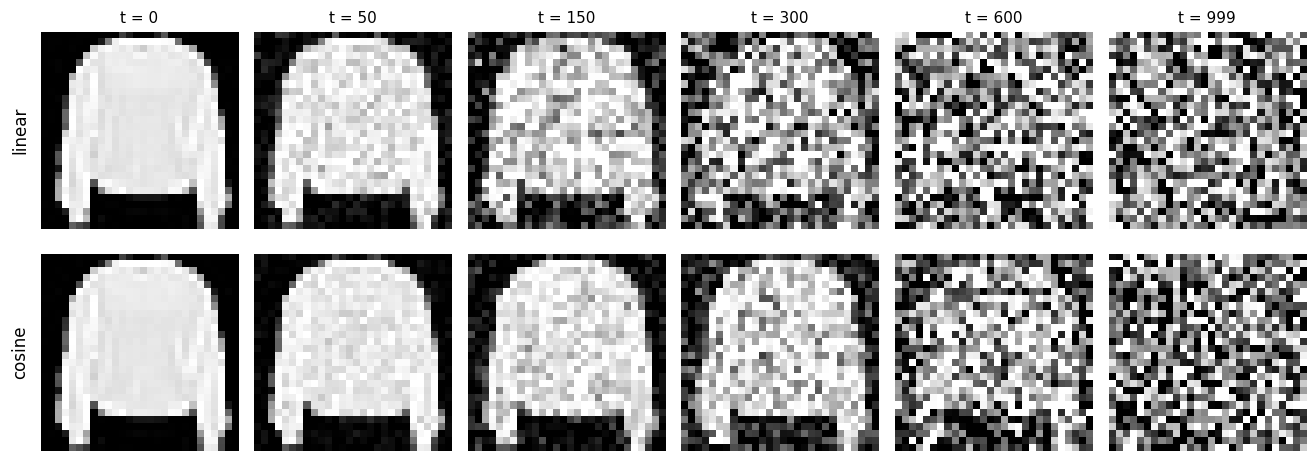
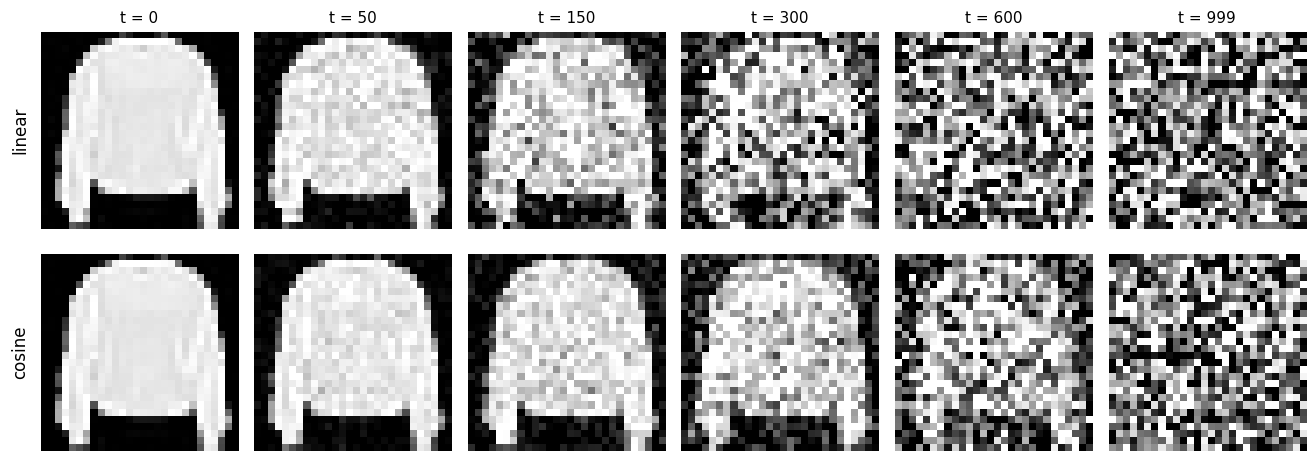
Code edit (unified diff) that turned the first committed figure into the second:
--- before
+++ after
@@ -25,4 +25,6 @@
                                 rotation=90, va="center", fontsize=11)
 
+fig.savefig("../assets/figures/forward_process.png", bbox_inches="tight", dpi=150)
+
 plt.tight_layout()
 plt.show()

Commit: docs(notebooks): visualize beta schedules and forward process